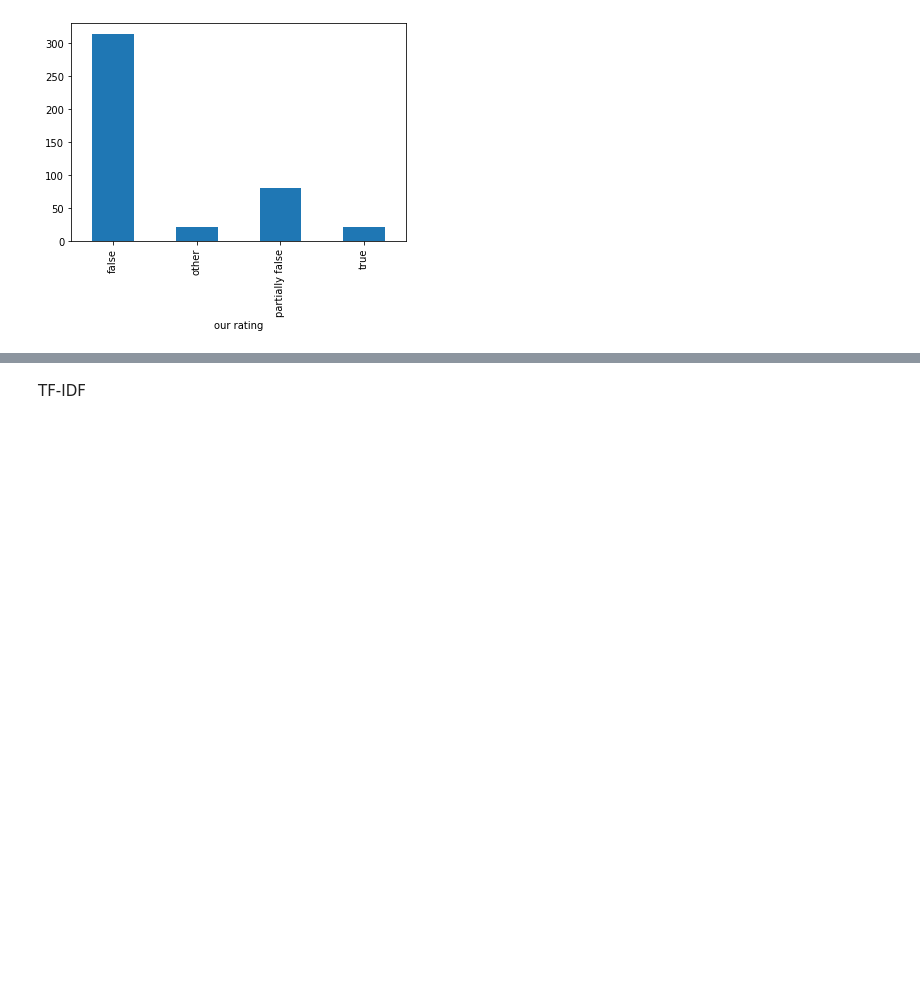
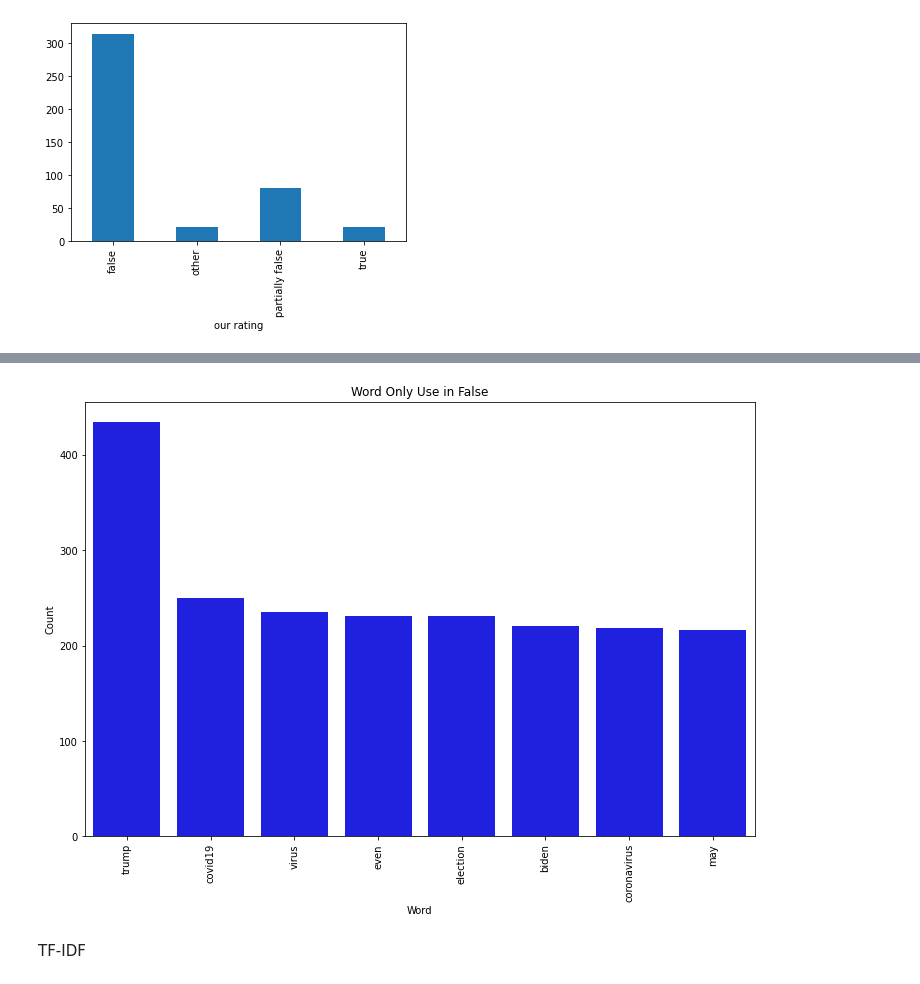
Before and after one commit to SaifuddinGsohan/CLEF2021, a Jupyter notebook: task3/FND DA.ipynb, the cells around one changed output, grey strips where cells are left out. Cells and saved outputs as stored; diff of their text form; code cells hidden in the pictures; blank space fills up the shorter version.

```diff
--- a/task3/FND DA.ipynb
+++ b/task3/FND DA.ipynb
@@ -287,3 +323,7 @@ counter(data[data['our rating'] == 'true'], 'text', 20)
+# %%
+check_list('False', all_false_word, all_true_word, all_partially_false_word)
+# %% [output]
+[figure, added]
 # %% [markdown]
  TF-IDF
 # %%
```
Also changed, not shown: parts of 10 cells of this notebook.
